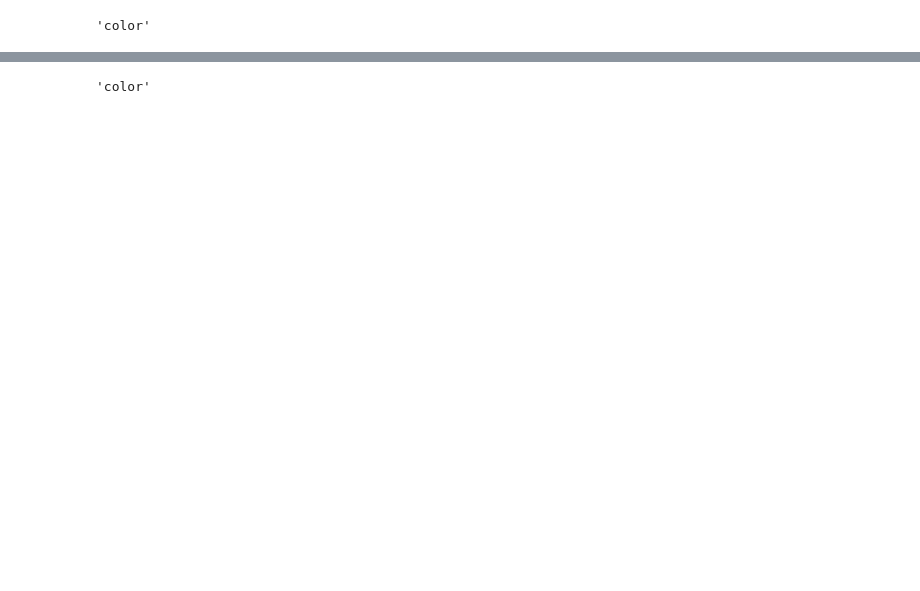
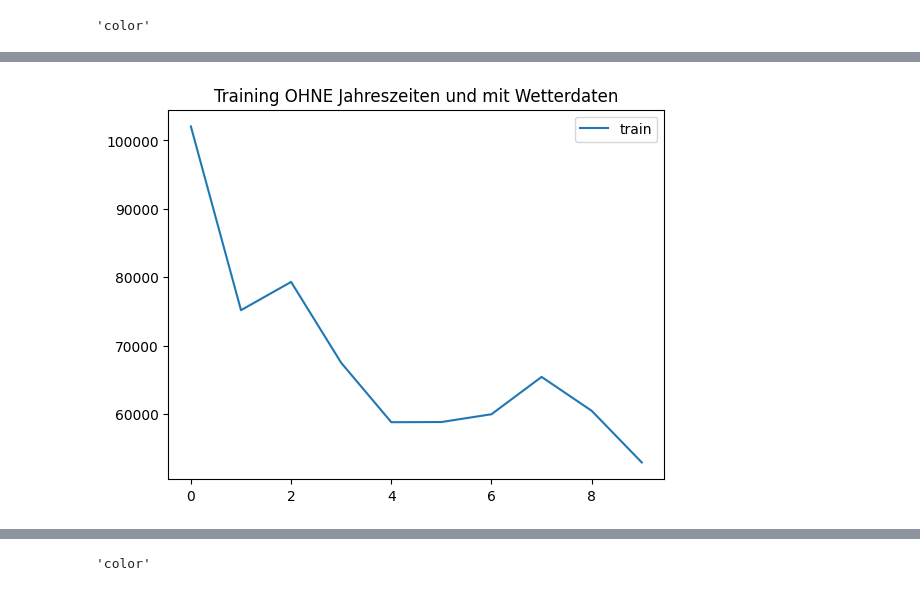
Before and after one commit to dan-vp/iot_co2_ampel_m, a Jupyter notebook: CO2_forecasting.ipynb, the cells around one changed output, grey strips where cells are left out. Saved outputs shown, nothing was run; the diff lists cells and outputs as text; code cells hidden in the pictures; blank space fills up the shorter version.

```diff
--- a/CO2_forecasting.ipynb
+++ b/CO2_forecasting.ipynb
@@ -154,0 +137,14 @@ array([[422.39856, 593.0547 ],
+# %%
+model_no_seasons = MyLSTMModel(2, fe_no_seasons)
+
+history = model_no_seasons.model.fit(fe_no_seasons.X_train, fe_no_seasons.y_train, epochs=10, batch_size=64,
+                             verbose = 0,
+                             shuffle=False
+                             )
+
+pyplot.plot(history.history['loss'], label='train')
+pyplot.title("Training OHNE Jahreszeiten und mit Wetterdaten")
+pyplot.legend()
+pyplot.show()
+# %% [output]
+[figure, added]
```
Also changed, not shown: parts of 20 cells of this notebook.
